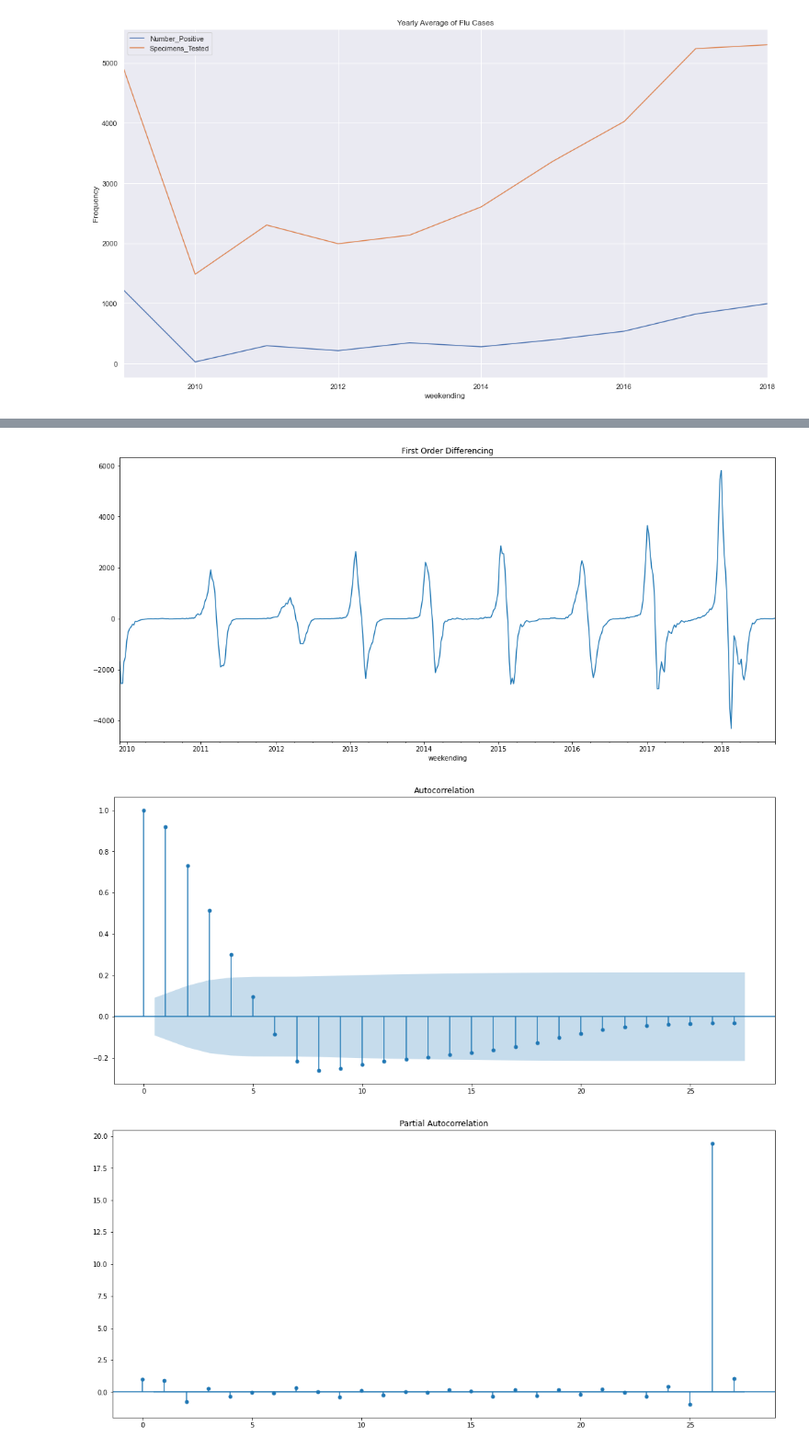
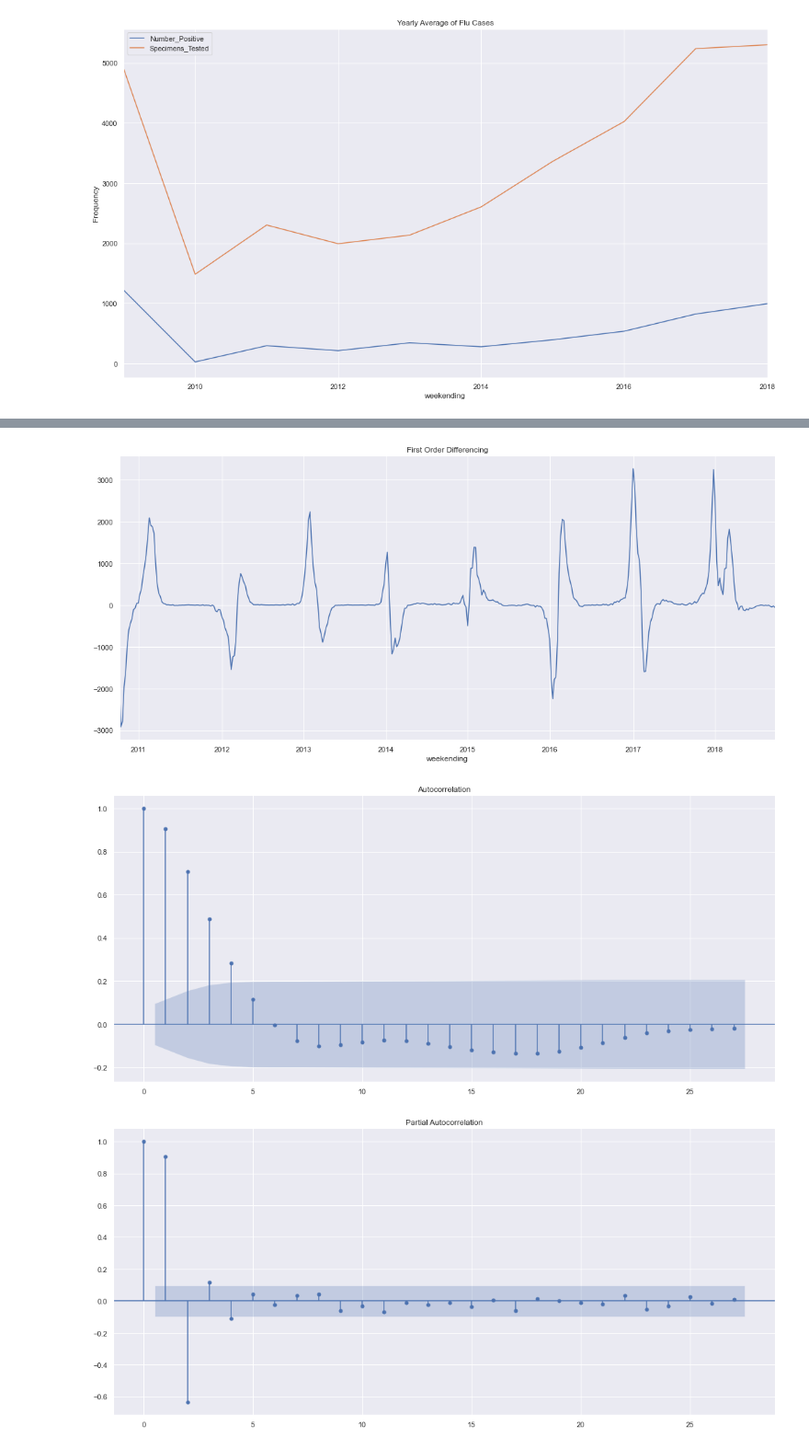
Before and after one commit to danypark91/ts_sarimax, a Jupyter notebook: flu.ipynb, the cells around one changed output, grey strips where cells are left out. Shown at 92% size. Saved outputs shown, nothing was run; the diff lists cells and outputs as text; code cells hidden in the pictures.

```diff
--- a/flu.ipynb
+++ b/flu.ipynb
@@ -223,19 +229,19 @@ plot_pacf(df_inf_pos, lags=50, ax=ax2);
 # %%
 # Differencing: Stationarity
 df_inf_pos_diff = df_inf_pos.diff()
-df_inf_pos_diff52 = df_inf_pos.diff(7).dropna()
+df_inf_pos_diff52 = df_inf_pos.diff(52).dropna()
 
 fig, ax1 = plt.subplots(figsize=(18,8))
 fig, ax2 = plt.subplots(figsize=(18,8))
 fig, ax3 = plt.subplots(figsize=(18,8))
 
 df_inf_pos_diff52.plot(ax=ax1, title="First Order Differencing");
 plot_acf(df_inf_pos_diff52.dropna(), ax=ax2);
 plot_pacf(df_inf_pos_diff52.dropna(), ax=ax3);
 # %% [output]
-[figure, old version]
+[figure, new version]
-[figure, old version]
+[figure, new version]
-[figure, old version]
+[figure, new version]
 # %%
 #Subset of flu for total_coronavirus
 tot_covflu = flu[cov_istotal]
```
Also changed, not shown: parts of 4 cells of this notebook.
